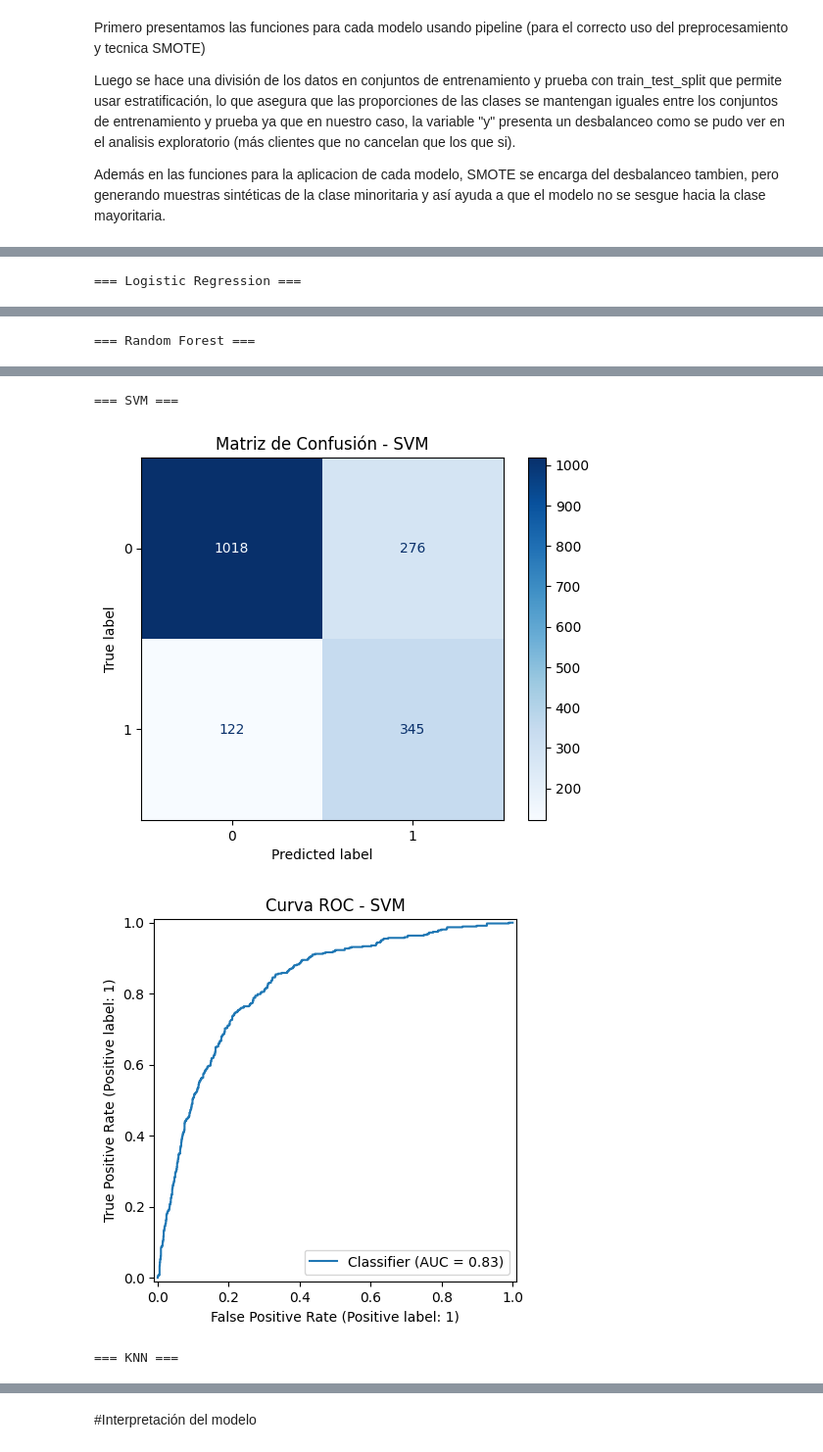
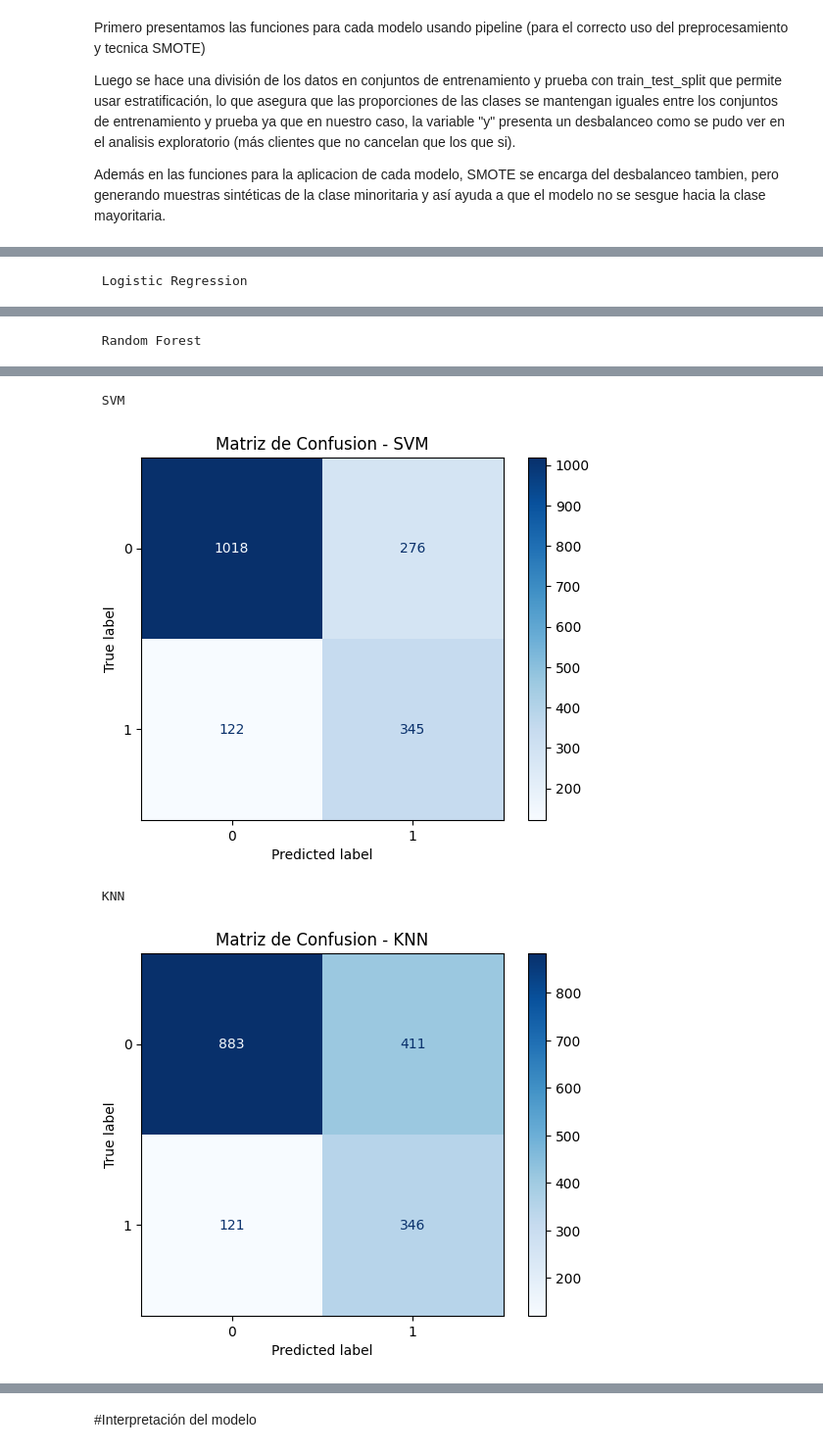
Before and after one commit to baitiarecorvalan/MAT281-Entregables, a Jupyter notebook: docs/codes/projects/project.ipynb, the cells around one changed output, grey strips where cells are left out. Shown at 98% size. Saved outputs shown, nothing was run; the diff lists cells and outputs as text; code cells hidden in the pictures.

```diff
--- a/docs/codes/projects/project.ipynb
+++ b/docs/codes/projects/project.ipynb
@@ -524,25 +494,32 @@ Mejores parámetros: {'clf__C': 10, 'clf__gamma': 'auto'}
 # %%
 from sklearn.metrics import confusion_matrix, ConfusionMatrixDisplay, roc_curve, RocCurveDisplay
 
-def evaluar_modelo(model, x_test, y_test):
-    y_pred = model.predict(x_test)
-    y_proba = model.predict_proba(x_test)[:,1] if hasattr(model, "predict_proba") else None
+def evaluar_modelo(model, x_test, y_test): #Hicimos una función que pueda evaluar todos los modelos y luego unir los resultados en metrics
+    y_pred = model.predict(x_test)#Generamos las predicciones finales
 
-    metrics = {
+#Ya que ROC-AUC no se puede calcular con valores 0,1 evaluamos
+    if hasattr(model, "predict_proba"): #entones si el modelo tiene un método llamado predict_proba (regresión logística, Random Forest, KNN, SVM)
+        y_score= model.predict_proba(x_test)[:, 1]
+    elif hasattr(model, "decision_function"):
+        y_score= model.decision_function(x_test) #esta opcion se usa en SVM ya NO se activo probability=True
+    else:
+        y_score= None
+
+    metrics = { #definimos las metricas que revisaremos
         "Accuracy": accuracy_score(y_test, y_pred),
         "Precision": precision_score(y_test, y_pred),
         "Recall": recall_score(y_test, y_pred),
         "F1-score": f1_score(y_test, y_pred),
-        "ROC-AUC": roc_auc_score(y_test, y_proba) if y_proba is not None else None
+        "ROC-AUC": roc_auc_score(y_test, y_score) if y_score is not None else None
     }
     return metrics
 
-resultados = {}
+resultados = {} #Para poder en un futuro mostrar los resultados de las metricas de cada modelo
 
-for name, model in models_fitted.items():
-    print(f"\n📌 Resultados para {name}")
-    res = evaluar_modelo(model, x_test, y_test)
+for name, model in models_fitted.items(): #evaluamos cada modelo en la funcion
+    print(f"\n Resultados para {name}")
+    res= evaluar_modelo(model, x_test, y_test)
     resultados[name] = res
     print(res)
-pd.DataFrame(resultados).T.sort_values("F1-score", ascending=False)
+pd.DataFrame(resultados).T.sort_values("F1-score", ascending=False) #mostramos los resultados de acuerdo al mejor F1-Score
 # %% [output]
@@ -565,27 +548,27 @@ pd.DataFrame(resultados).T.sort_values("F1-score", ascending=False)
 # %%
-for name, model in models_fitted.items():
-    print(f"\n=== {name} ===")
+for name, model in models_fitted.items(): #Recorremos todos los modelos almacenados en models_fitted
+    print(f"\n {name} ")
 
-    # Matriz de confusión
+#Calculamos la matriz de confusión comparando y_test y las predicciones del modelo
     cm = confusion_matrix(y_test, model.predict(x_test))
-    ConfusionMatrixDisplay(cm).plot(cmap='Blues')
-    plt.title(f"Matriz de Confusión - {name}")
+    ConfusionMatrixDisplay(cm).plot(cmap='Blues') #Generamos el gráfico
+    plt.title(f"Matriz de Confusion - {name}")
     plt.show()
 
-    # Curva ROC
-    if hasattr(model, "predict_proba"):
-        y_proba = model.predict_proba(x_test)[:,1]
-        RocCurveDisplay.from_predictions(y_test, y_proba)
+    #ROC
+    if hasattr(model, "predict_proba"): #Primero verificamos si el modelo tiene el metodo predict_proba ya a veces SVM no cuenta con este dato
+        y_proba= model.predict_proba(x_test)[:,1] #obtenemos las probabilidades de pertenecer a la clase 1
+        RocCurveDisplay.from_predictions(y_test, y_proba) #generamos la curva ROC
         plt.title(f"Curva ROC - {name}")
         plt.show()
 # %% [output]
-=== Logistic Regression ===
+ Logistic Regression
 [figure]
 [figure]
-=== Random Forest ===
+ Random Forest
 [figure]
 [figure]
-=== SVM ===
+ SVM
 [figure]
+ KNN
-[figure, old version]
+[figure, new version]
-=== KNN ===
```
Also changed, not shown: parts of 19 cells of this notebook.
